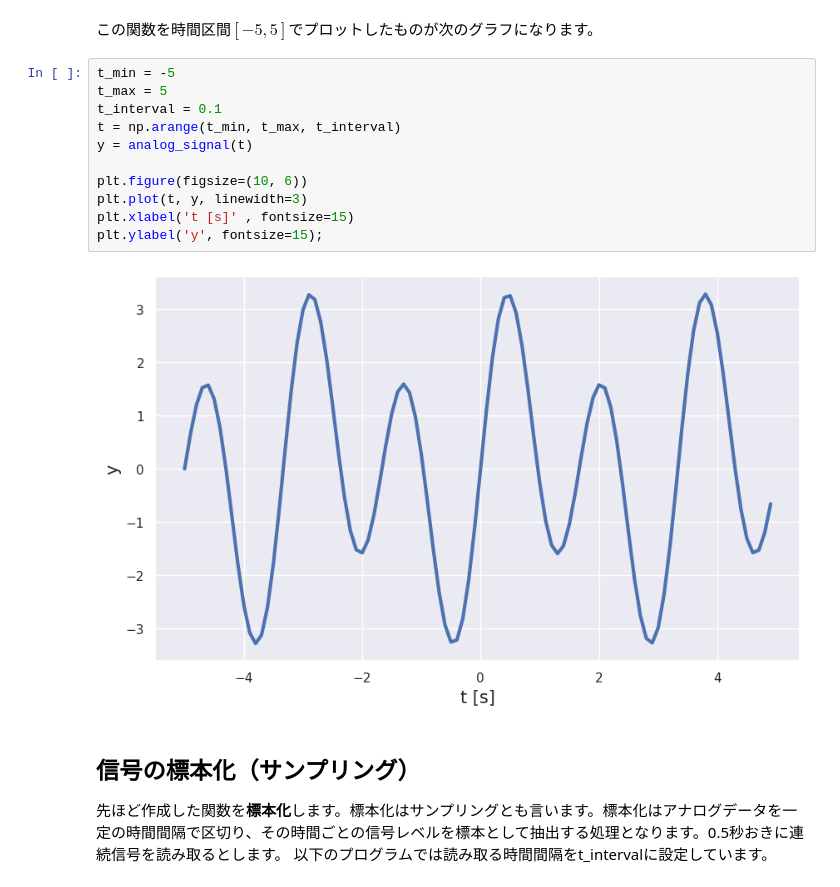
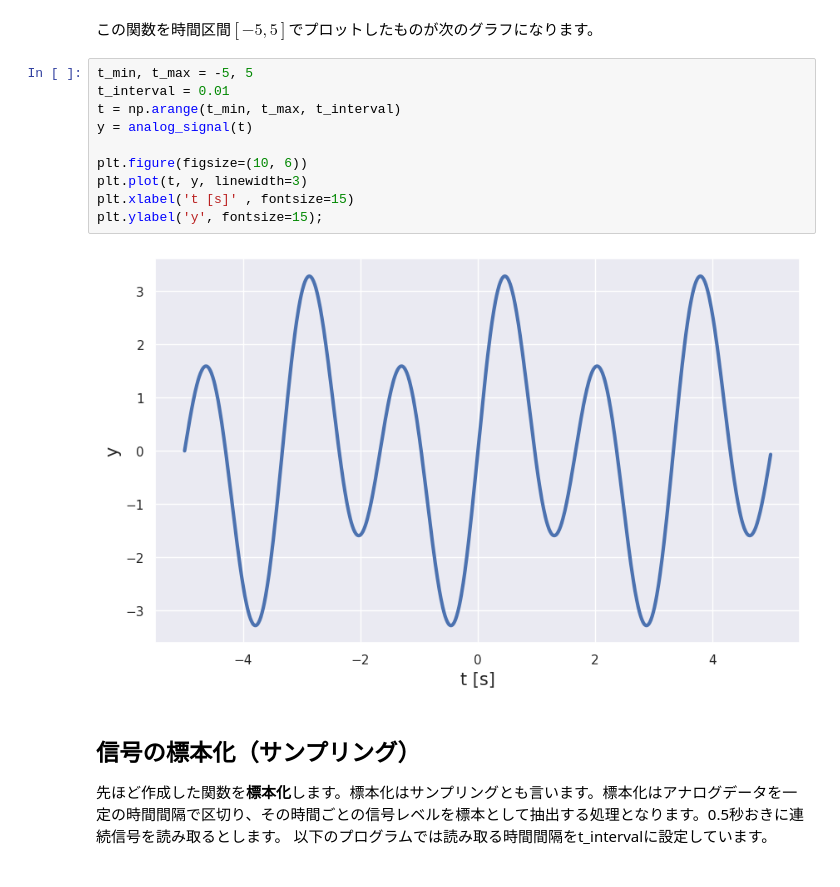
Before and after one commit to uchibe/computer_fundamentals, a Jupyter notebook: notebooks/lecture01.ipynb, the cells around one changed output. Drawn from its saved outputs; the diff is of its cells as text.

```diff
--- a/notebooks/lecture01.ipynb
+++ b/notebooks/lecture01.ipynb
@@ -25,18 +27,17 @@ def analog_signal(t, A_1=1.2, A_2=1.2/0.5, f_1=0.3, f_2=2*0.3):
 # %% [markdown]
 この関数を時間区間$[-5, 5]$でプロットしたものが次のグラフになります。
 # %%
-t_min = -5
-t_max = 5
-t_interval = 0.1
+t_min, t_max = -5, 5
+t_interval = 0.01
 t = np.arange(t_min, t_max, t_interval)
 y = analog_signal(t)
 
 plt.figure(figsize=(10, 6))
 plt.plot(t, y, linewidth=3)
 plt.xlabel('t [s]' , fontsize=15)
 plt.ylabel('y', fontsize=15);
 # %% [output]
-[figure, old version]
+[figure, new version]
 # %% [markdown]
 ## 信号の標本化（サンプリング）
 先ほど作成した関数を**標本化**します。標本化はサンプリングとも言います。標本化はアナログデータを一定の時間間隔で区切り、その時間ごとの信号レベルを標本として抽出する処理となります。0.5秒おきに連続信号を読み取るとします。
```
Also changed, not shown: parts of 6 cells of this notebook.
